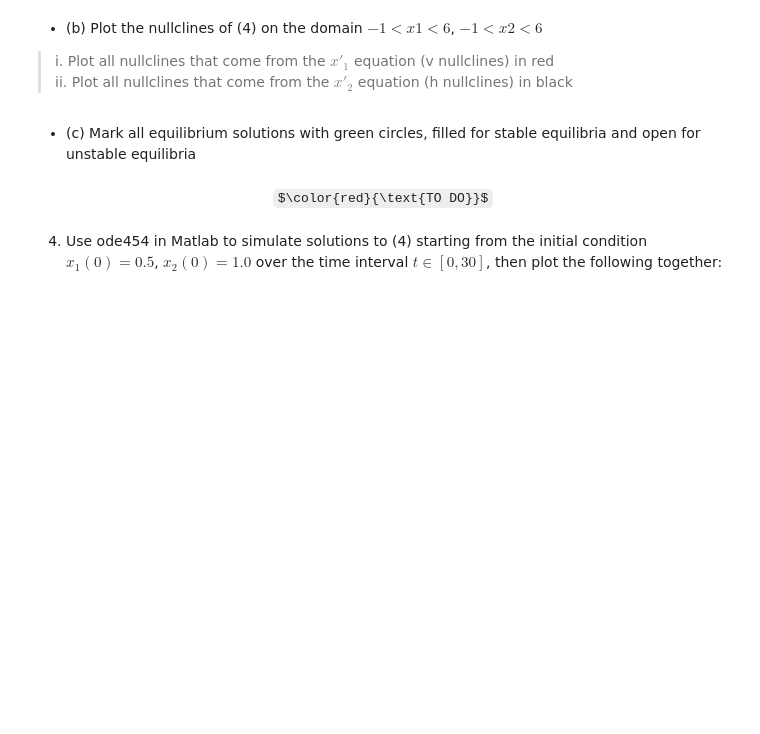
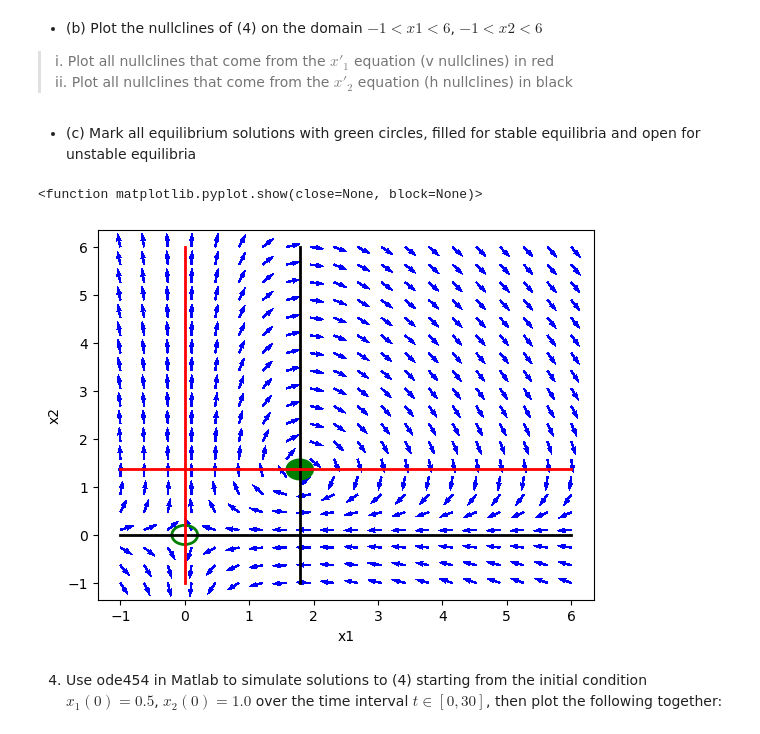
Before and after one commit to scottito/DiffEqProj1, a Jupyter notebook: Project1.ipynb, the cells around one changed output. Saved outputs shown, nothing was run; the diff lists cells and outputs as text; code cells hidden in the pictures; some formulas as TeX source; blank space fills up the shorter version.

```diff
--- a/Project1.ipynb
+++ b/Project1.ipynb
@@ -335,10 +356,51 @@ exponentially to zero while the prey population $x′_2 = \beta x_2$ grows expon
 - (b) Plot the nullclines of (4) on the domain $−1 < x1 < 6$, $−1 < x2 < 6$<br>
 > i. Plot all nullclines that come from the $x′_1$ equation (v nullclines) in red<br>
 > ii. Plot all nullclines that come from the $x′_2$ equation (h nullclines) in black
+# %%
+# linspaces for graphing
+tory = np.linspace(-1,6,20)
+other = np.ones(20)
+
+h1 = 0 # y=0
+h2 = gamma/delta # t= gamma/delta
+
+v1 = 0 # t=0
+v2 = alpha/beta # y= alpha/beta
 # %% [markdown]
 - (c) Mark all equilibrium solutions with green circles, filled for stable equilibria and open for unstable equilibria
-# %% [markdown]
-<center> $\color{red}{\text{TO DO}}$
+# %%
+# Plot for direction field
+fig, ax = plt.subplots()
+ax.set_xlabel('x1')
+ax.set_ylabel('x2')
+
+# Get normalized vectors indicating direction at each point and graph in blue
+for x10 in np.linspace(-1, 6, 20):
+    for x20 in np.linspace(-1, 6, 20):
+        y0 = np.array([x10, x20])
+        dx = func(t, np.array([X1, X2]), alpha, beta, gamma, delta)[0]
+        dy = func(t, np.array([X1, X2]), alpha, beta, gamma, delta)[1]
+        magnitude = np.sqrt(dx**2 + dy**2)
+        ax.quiver(X1, X2, dx/magnitude, dy/magnitude, color='b', alpha=0.3)
+
+# Plot horizontal nullclines in black
+plt.plot(tory, h1*other, color="black", linewidth=2)
+plt.plot(h2*other, tory, color="black", linewidth=2)
+
+# Plot vertical nullclines in red
+plt.plot(v1*other, tory, "r", linewidth=2)
+plt.plot(tory, v2*other, "r", linewidth=2)
+
+# Add green circles at equilibrium points
+eq1 = plt.Circle((0, 0), 0.2, color='g', fill=False, linewidth=2)
+eq2 = plt.Circle((h2, v2), 0.2, color='g', fill=True, linewidth=2)
+ax.add_patch(eq1)
+ax.add_patch(eq2)
+
+plt.show
+# %% [output]
+<function matplotlib.pyplot.show(close=None, block=None)>
+[figure, added]
 # %% [markdown]
 4. Use ode454 in Matlab to simulate solutions to (4) starting from the initial condition $x_1(0) = 0.5$, $x_2(0) = 1.0$ over the time interval $t \in [0, 30]$, then plot the following together:
 # %% [markdown]
```
Also changed, not shown: parts of 4 cells of this notebook.
